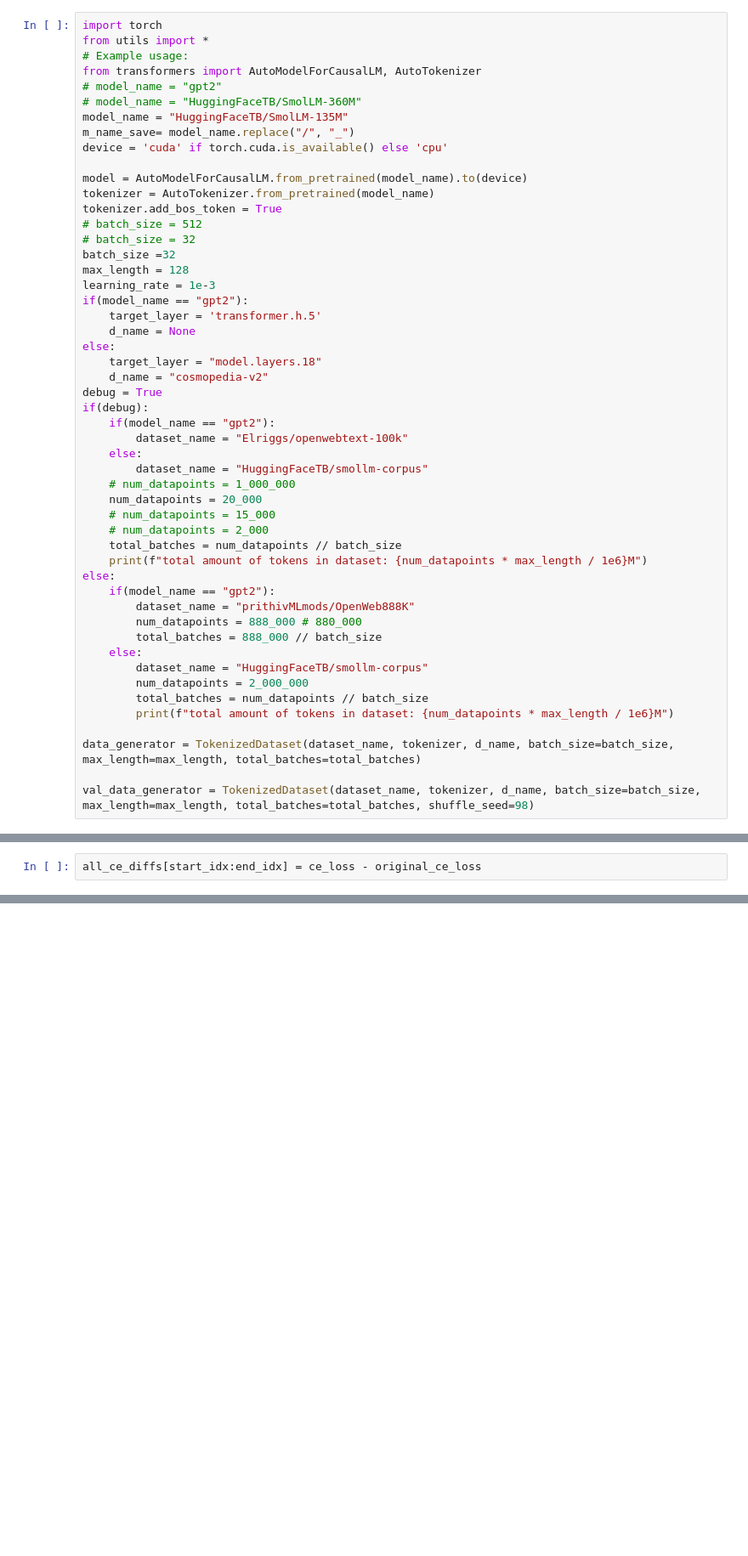
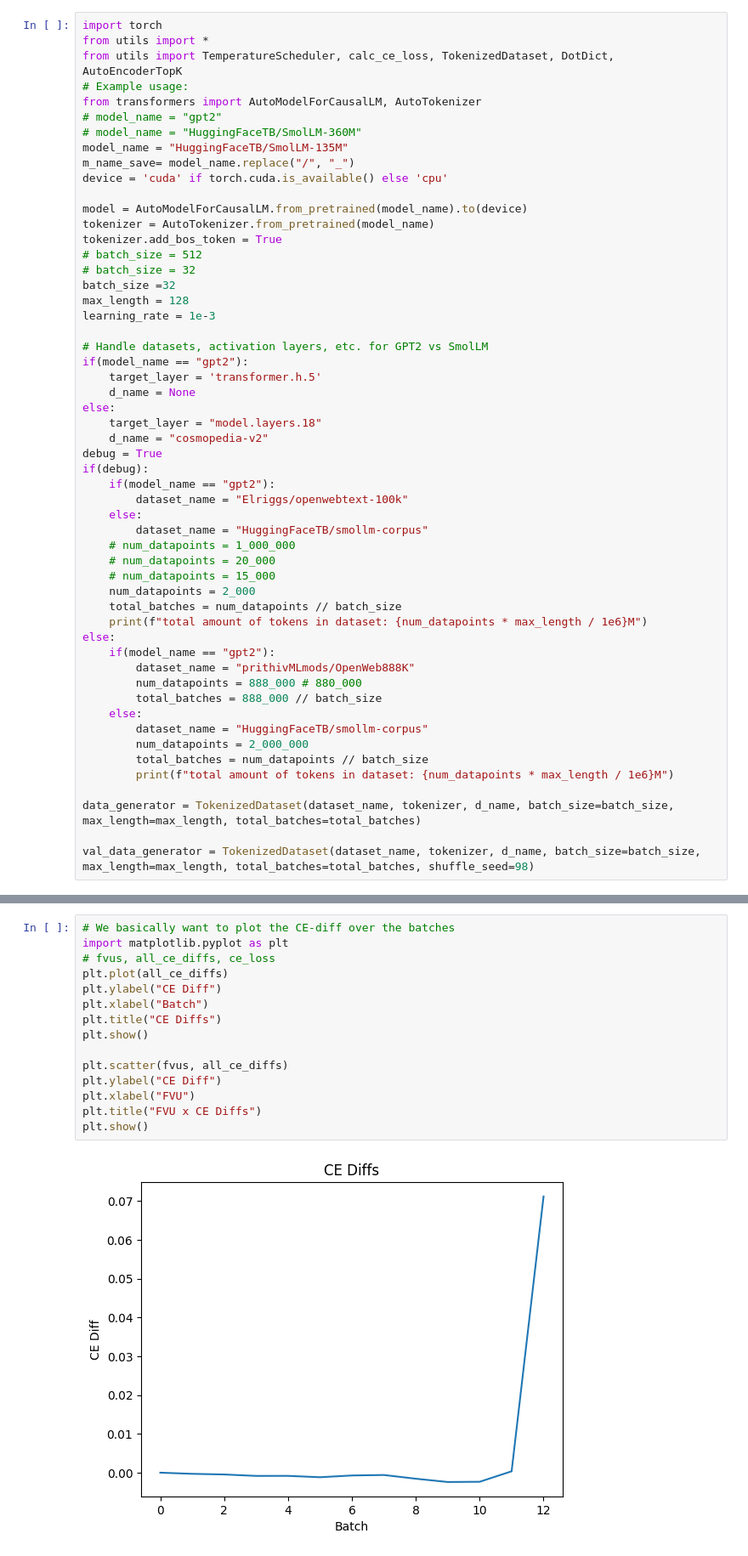
Before and after one commit to loganriggs/renormalization_interp, a Jupyter notebook: SGLD.ipynb, the cells around one changed output, grey strips where cells are left out. Shown at 85% size. Drawn from its saved outputs; the diff is of its cells as text; blank space fills up the shorter version.

```diff
--- a/SGLD.ipynb
+++ b/SGLD.ipynb
@@ -1,6 +1,7 @@
 # %%
 import torch
 from utils import *
+from utils import TemperatureScheduler, calc_ce_loss, TokenizedDataset, DotDict, AutoEncoderTopK
 # Example usage:
 from transformers import AutoModelForCausalLM, AutoTokenizer
 # model_name = "gpt2"
@@ -17,6 +18,8 @@ tokenizer.add_bos_token = True
 batch_size =32
 max_length = 128
 learning_rate = 1e-3
+
+# Handle datasets, activation layers, etc. for GPT2 vs SmolLM
 if(model_name == "gpt2"):
     target_layer = 'transformer.h.5'
     d_name = None
@@ -30,9 +33,9 @@ if(debug):
     else:
         dataset_name = "HuggingFaceTB/smollm-corpus"
     # num_datapoints = 1_000_000
-    num_datapoints = 20_000
+    # num_datapoints = 20_000
     # num_datapoints = 15_000
-    # num_datapoints = 2_000
+    num_datapoints = 2_000
     total_batches = num_datapoints // batch_size
     print(f"total amount of tokens in dataset: {num_datapoints * max_length / 1e6}M")
 else:
@@ -453,2 +338,0 @@ NameError: name 'ce_loss' is not defined
-# %%
-all_ce_diffs[start_idx:end_idx] = ce_loss - original_ce_loss
@@ -484,0 +339,17 @@ RuntimeError: indices should be either on cpu or on the same device as the index
+# %%
+# We basically want to plot the CE-diff over the batches
+import matplotlib.pyplot as plt
+# fvus, all_ce_diffs, ce_loss
+plt.plot(all_ce_diffs)
+plt.ylabel("CE Diff")
+plt.xlabel("Batch")
+plt.title("CE Diffs")
+plt.show()
+
+plt.scatter(fvus, all_ce_diffs)
+plt.ylabel("CE Diff")
+plt.xlabel("FVU")
+plt.title("FVU x CE Diffs")
+plt.show()
+# %% [output]
+[figure, added]
```
Also changed, not shown: parts of 14 cells of this notebook, 1 other file.
